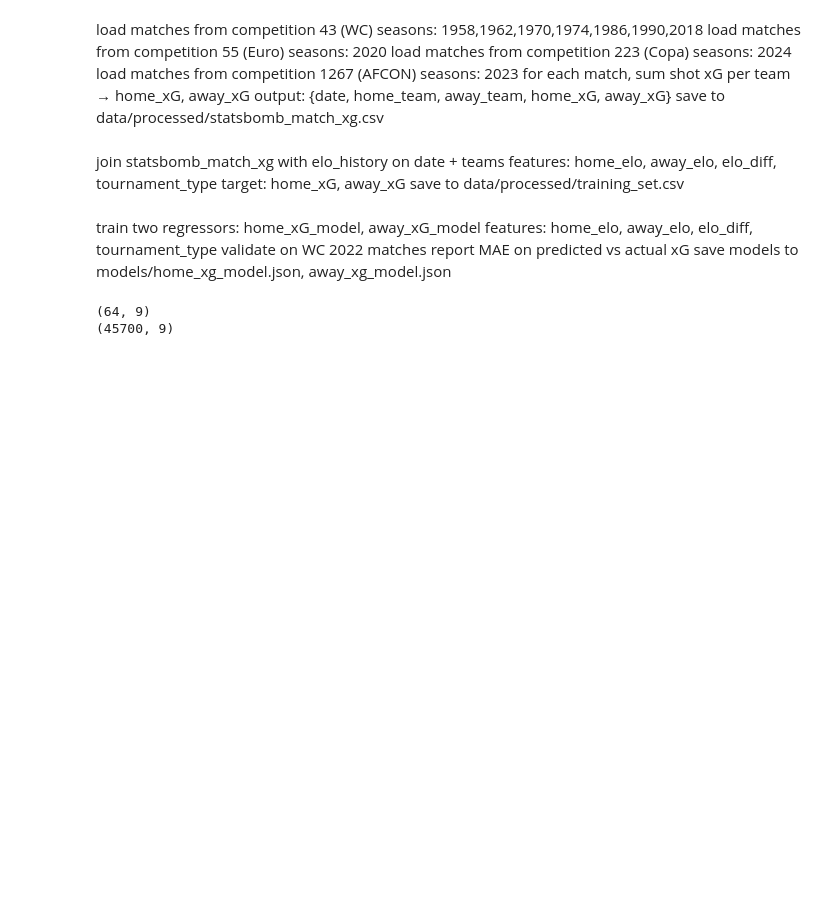
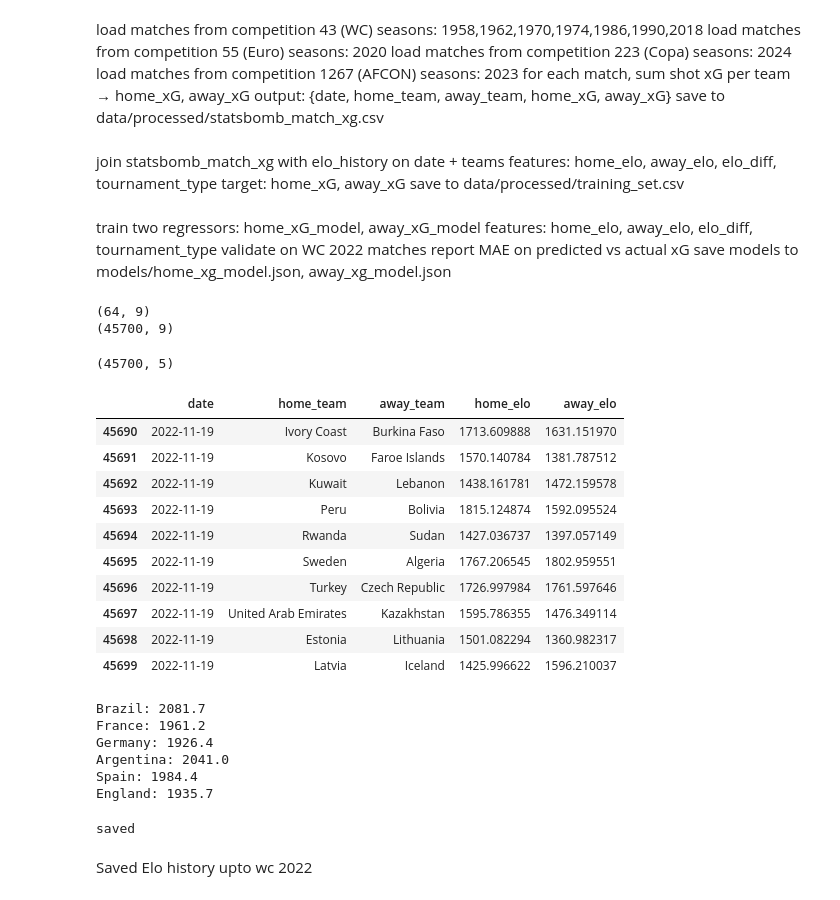
Before and after one commit to ka0s01/WC2026-simulator-engine, a Jupyter notebook: notebooks/04_match_model.ipynb, the cells around one changed output. Cells and saved outputs as stored; diff of their text form; code cells hidden in the pictures; blank space fills up the shorter version.

```diff
--- a/notebooks/04_match_model.ipynb
+++ b/notebooks/04_match_model.ipynb
@@ -114,9 +114,72 @@ print(train.shape)
 # %%
 K = 32
 DEFAULT_ELO = 1500
 
-elo = {}  # {team_name: current_elo}
-elo_records = []  # snapshots before each match
+elo = {}  # team name : current elo
+elo_records = []  # elo snapshot before each match
 
 def get_elo(team):
     return elo.get(team, DEFAULT_ELO)
+
+for idx, row in train.iterrows():
+    home = row['home_team']
+    away = row['away_team']
+    home_elo = get_elo(home)
+    away_elo = get_elo(away)
+    elo_records.append(
+        {
+            'date': row['date'],
+            'home_team': home,
+            'away_team': away,
+            'home_elo': home_elo,
+            'away_elo': away_elo
+        })
+    # expected outcome
+    expected_home = 1 / (1 + 10 ** ((away_elo - home_elo) / 400))
+    # actual outcome
+    if row['home_score'] > row['away_score']:
+        actual_home = 1      # home win
+    elif row['home_score'] == row['away_score']:
+        actual_home = 0.5    # draw
+    else:
+        actual_home = 0      # away win
+
+    # update elo
+    elo[home] = home_elo + K * (actual_home - expected_home)
+    elo[away] = away_elo + K * ((1 - actual_home) - (1 - expected_home))
+
+
+elo_history = pd.DataFrame(elo_records)
+print(elo_history.shape)
+elo_history.tail(10)
+# %% [output]
+(45700, 5)
+|  | date | home_team | away_team | home_elo | away_elo |
+| 45690 | 2022-11-19 | Ivory Coast | Burkina Faso | 1713.609888 | 1631.151970 |
+| 45691 | 2022-11-19 | Kosovo | Faroe Islands | 1570.140784 | 1381.787512 |
+| 45692 | 2022-11-19 | Kuwait | Lebanon | 1438.161781 | 1472.159578 |
+| 45693 | 2022-11-19 | Peru | Bolivia | 1815.124874 | 1592.095524 |
+| 45694 | 2022-11-19 | Rwanda | Sudan | 1427.036737 | 1397.057149 |
+| 45695 | 2022-11-19 | Sweden | Algeria | 1767.206545 | 1802.959551 |
+| 45696 | 2022-11-19 | Turkey | Czech Republic | 1726.997984 | 1761.597646 |
+| 45697 | 2022-11-19 | United Arab Emirates | Kazakhstan | 1595.786355 | 1476.349114 |
+| 45698 | 2022-11-19 | Estonia | Lithuania | 1501.082294 | 1360.982317 |
+| 45699 | 2022-11-19 | Latvia | Iceland | 1425.996622 | 1596.210037 |
+# %%
+top_teams = ['Brazil', 'France', 'Germany', 'Argentina', 'Spain', 'England']
+for team in top_teams:
+    print(f"{team}: {get_elo(team):.1f}")
+# %% [output]
+Brazil: 2081.7
+France: 1961.2
+Germany: 1926.4
+Argentina: 2041.0
+Spain: 1984.4
+England: 1935.7
+# %%
+elo_history.to_csv("../data/processed/elo_history.csv", index=False)
+print("saved")
+# %% [output]
+saved
+# %% [markdown]
+Saved Elo history upto wc 2022
```
Also changed, not shown: parts of 36 cells of this notebook, 5 other files.
